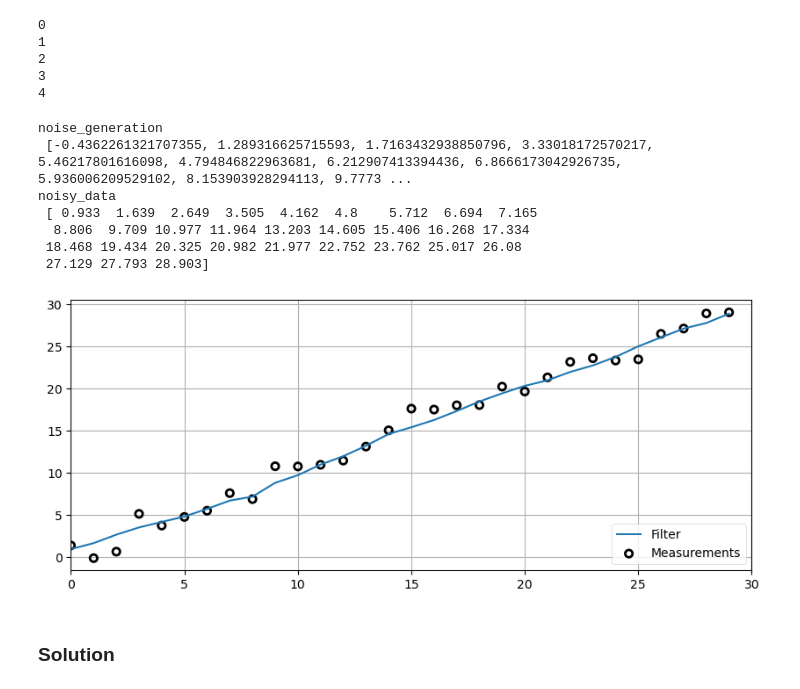
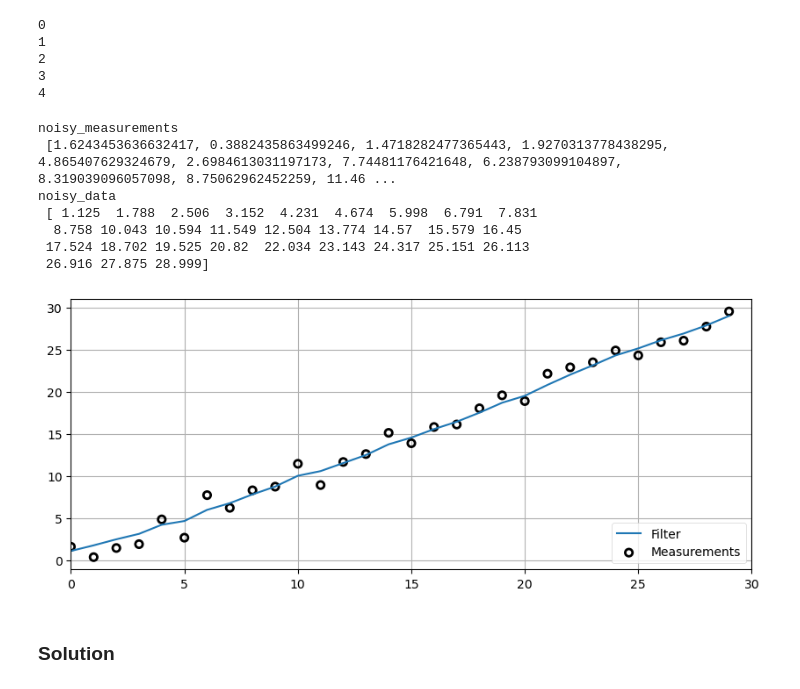
Before and after one commit to keane-k/Kalman-and-Bayesian-Filters-in-Python, a Jupyter notebook: 01-g-h-filter.ipynb, the cells around one changed output. Cells and saved outputs as stored; diff of their text form; code cells hidden in the pictures.

```diff
--- a/01-g-h-filter.ipynb
+++ b/01-g-h-filter.ipynb
@@ -696,6 +697,7 @@ import numpy as np    # you may use np.random.randn()
 # OR
 from numpy.random import randn  # you can just use randn()
 
+np.random.seed(1)    # for reproducibility with Soln
 
 # define function with var (1)starting value == x0, (2) change per step == gain_rate == dx, (3) no. of steps == how many plots , (4) amount of noise to add
 # what does this function seek to do?  -> it seeks to add noise to our signal, it's as simple as that sounds
@@ -712,10 +714,11 @@ def noise_generation(x0, dx, steps, noise):
         results.append(noisy_data)
     return results
 
-    print(results)
+# print('noise_generation\n',noise_generation(0, 1, 30, 1))
 
-print('noise_generation\n',noise_generation(0, 1, 30, 1))
 
+# now that we have our (white)noise_generation, we'll put it through the g-h filter that we created previously
+# and see how our filter adjust against the introduction of white noise
 
 def g_h_filter(data, x0, dx, g, h, dt):   # data=data, x0=initial_value, dx=gain rate, g=weight_scale, h=gain_scale, dt=time_step
     # create storage space
@@ -723,42 +726,44 @@ def g_h_filter(data, x0, dx, g, h, dt):   # data=data, x0=initial_value, dx=gain
     # initialize initial data first (ie. initial_estimate)
     x_estimate = x0
 
     for z in data:
 #------- prediction steps (steps taken to update our predictions) ------
         # update our weight predictions
         x_prediction = x_estimate + (dx * dt)
 
         # update gain_rate if it varies
         dx = dx   # for this case, we're assuming gain_rate does not vary
 
 # ------- update steps (steps taken to update our estimate values) ------
         residual = z - x_prediction
 
         # update our new estimate values
         x_estimate = x_prediction + (g)*(residual)
 
         # update our new gain_rate
         dx = dx + (h)*(residual/dt)
 
         # update our results data
         x_estimate_results.append(x_estimate)
 
     # Remember to return the data as NumPy array, else the plot won't work for this particular code
     return np.array(x_estimate_results)
 
 noisy_measurements = noise_generation(0, 1, 30, 1)                   # values taken from Soln
-noisy_data = g_h_filter(data=noisy_measurements, x0=0., dx=1., g=.2, h=.02, dt=1.)     # values taken from Soln
+print('noisy_measurements\n',noisy_measurements)
+
+noisy_data = g_h_filter(data=noisy_measurements, x0=0., dx=1., g=.2, h=0.02, dt=1.)     # values taken from Soln
 print('noisy_data\n', noisy_data)
-plot_g_h_results(noisy_measurement, noisy_data)
+plot_g_h_results(noisy_measurements, noisy_data)
 # %% [output]
-noise_generation
- [-0.4362261321707355, 1.289316625715593, 1.7163432938850796, 3.33018172570217, 5.46217801616098, 4.794846822963681, 6.212907413394436, 6.8666173042926735, 5.936006209529102, 8.153903928294113, 9.7773 ...
+noisy_measurements
+ [1.6243453636632417, 0.3882435863499246, 1.4718282477365443, 1.9270313778438295, 4.865407629324679, 2.6984613031197173, 7.74481176421648, 6.238793099104897, 8.319039096057098, 8.75062962452259, 11.46 ...
 noisy_data
- [ 0.933  1.639  2.649  3.505  4.162  4.8    5.712  6.694  7.165
-  8.806  9.709 10.977 11.964 13.203 14.605 15.406 16.268 17.334
- 18.468 19.434 20.325 20.982 21.977 22.752 23.762 25.017 26.08
- 27.129 27.793 28.903]
+ [ 1.125  1.788  2.506  3.152  4.231  4.674  5.998  6.791  7.831
+  8.758 10.043 10.594 11.549 12.504 13.774 14.57  15.579 16.45
+ 17.524 18.702 19.525 20.82  22.034 23.143 24.317 25.151 26.113
+ 26.916 27.875 28.999]
-[figure, old version]
+[figure, new version]
 # %% [markdown]
 ### Solution
 # %%
```
Also changed, not shown: parts of 39 cells of this notebook.
